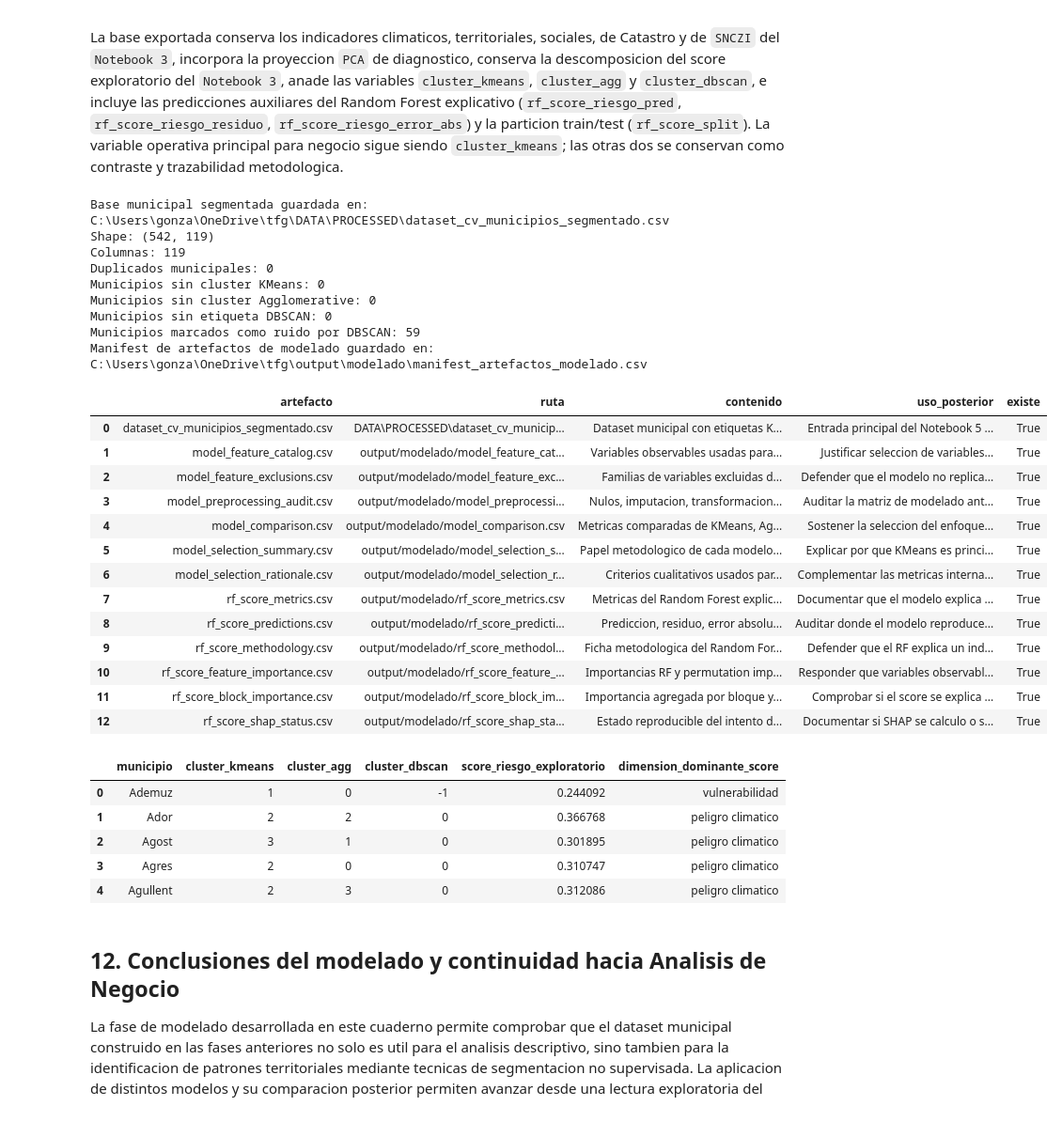
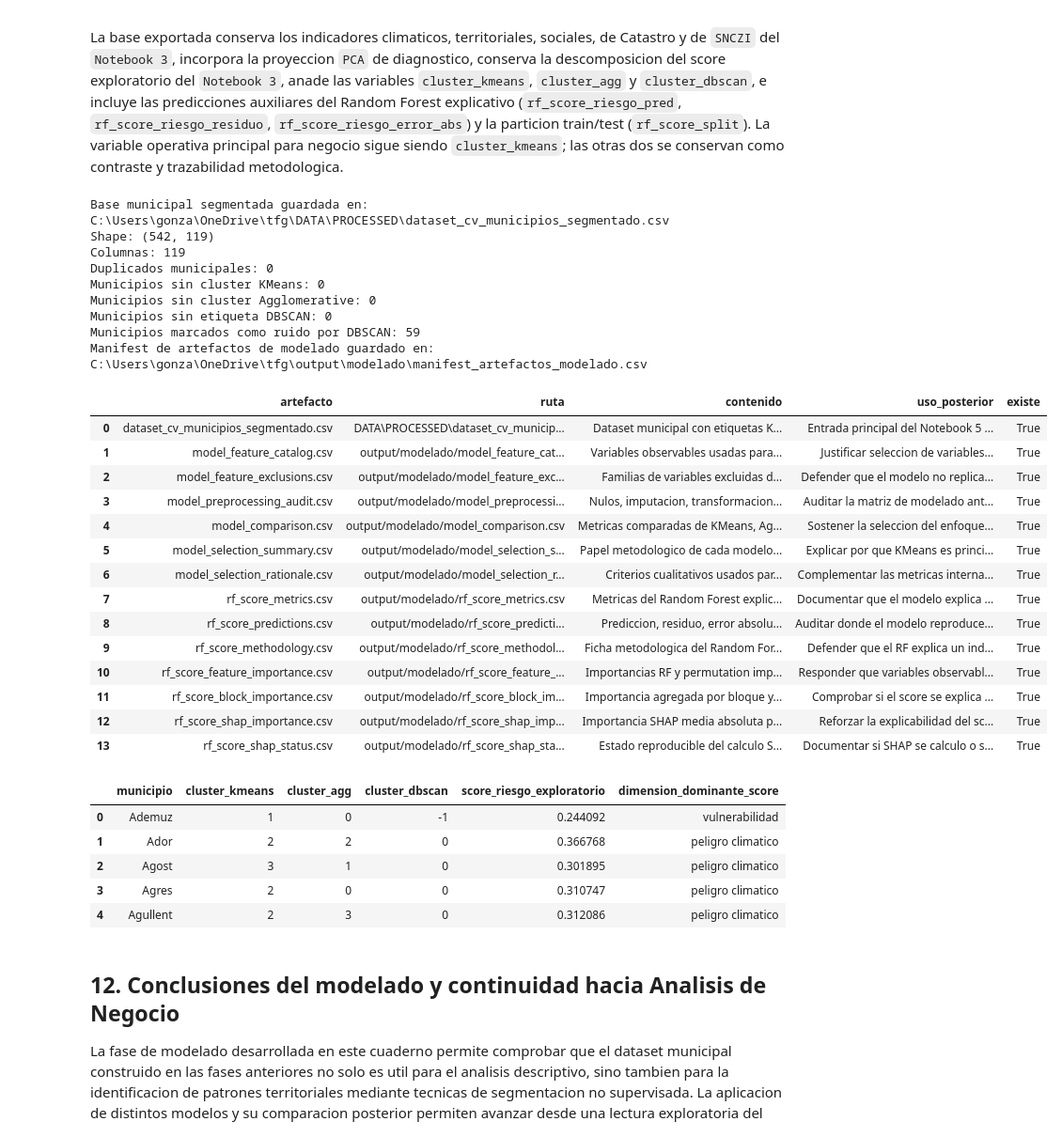
Before and after one commit to gonzalolarriba/modelo-geoespacial-riesgo-climatico, a Jupyter notebook: notebooks/notebook_4_modelado_segmentacion.ipynb, the cells around one changed output. Shown at 94% size. Drawn from its saved outputs; the diff is of its cells as text; code cells hidden in the pictures.

Commit message:
feat(modelado): añadir explicabilidad shap del score

```diff
--- a/notebooks/notebook_4_modelado_segmentacion.ipynb
+++ b/notebooks/notebook_4_modelado_segmentacion.ipynb
@@ -1807,9 +1823,15 @@ model_artifacts_manifest = pd.DataFrame(
             "uso_posterior": "Comprobar si el score se explica por peligro, vulnerabilidad, exposicion o contexto fisico.",
         },
         {
+            "artefacto": "rf_score_shap_importance.csv",
+            "ruta": "output/modelado/rf_score_shap_importance.csv",
+            "contenido": "Importancia SHAP media absoluta por variable del Random Forest explicativo, si la libreria esta disponible.",
+            "uso_posterior": "Reforzar la explicabilidad del score y comparar variables influyentes con permutation importance.",
+        },
+        {
             "artefacto": "rf_score_shap_status.csv",
             "ruta": "output/modelado/rf_score_shap_status.csv",
-            "contenido": "Estado reproducible del intento de calculo SHAP en el entorno local.",
+            "contenido": "Estado reproducible del calculo SHAP en el entorno local.",
             "uso_posterior": "Documentar si SHAP se calculo o si la explicabilidad se limita a permutation importance.",
         },
 
@@ -1820,34 +1842,35 @@ model_artifacts_manifest["existe"] = model_artifacts_manifest["ruta"].apply(lamb
 model_artifacts_manifest.to_csv(MODEL_OUT / "manifest_artefactos_modelado.csv", index=False)
 assert model_artifacts_manifest["existe"].all(), "El manifest de modelado contiene artefactos no generados."
 
 print("Manifest de artefactos de modelado guardado en:", MODEL_OUT / "manifest_artefactos_modelado.csv")
 display(model_artifacts_manifest)
 
 display(df_mun[["municipio", "cluster_kmeans", "cluster_agg", "cluster_dbscan", "score_riesgo_exploratorio", "dimension_dominante_score"]].head())
 # %% [output]
 Base municipal segmentada guardada en: C:\Users\gonza\OneDrive\tfg\DATA\PROCESSED\dataset_cv_municipios_segmentado.csv
 Shape: (542, 119)
 Columnas: 119
 Duplicados municipales: 0
 Municipios sin cluster KMeans: 0
 Municipios sin cluster Agglomerative: 0
 Municipios sin etiqueta DBSCAN: 0
 Municipios marcados como ruido por DBSCAN: 59
 Manifest de artefactos de modelado guardado en: C:\Users\gonza\OneDrive\tfg\output\modelado\manifest_artefactos_modelado.csv
 |  | artefacto | ruta | contenido | uso_posterior | existe |
 | 0 | dataset_cv_municipios_segmentado.csv | DATA\PROCESSED\dataset_cv_municip... | Dataset municipal con etiquetas K... | Entrada principal del Notebook 5 ... | True |
 | 1 | model_feature_catalog.csv | output/modelado/model_feature_cat... | Variables observables usadas para... | Justificar seleccion de variables... | True |
 | 2 | model_feature_exclusions.csv | output/modelado/model_feature_exc... | Familias de variables excluidas d... | Defender que el modelo no replica... | True |
 | 3 | model_preprocessing_audit.csv | output/modelado/model_preprocessi... | Nulos, imputacion, transformacion... | Auditar la matriz de modelado ant... | True |
 | 4 | model_comparison.csv | output/modelado/model_comparison.csv | Metricas comparadas de KMeans, Ag... | Sostener la seleccion del enfoque... | True |
 | 5 | model_selection_summary.csv | output/modelado/model_selection_s... | Papel metodologico de cada modelo... | Explicar por que KMeans es princi... | True |
 | 6 | model_selection_rationale.csv | output/modelado/model_selection_r... | Criterios cualitativos usados par... | Complementar las metricas interna... | True |
 | 7 | rf_score_metrics.csv | output/modelado/rf_score_metrics.csv | Metricas del Random Forest explic... | Documentar que el modelo explica ... | True |
 | 8 | rf_score_predictions.csv | output/modelado/rf_score_predicti... | Prediccion, residuo, error absolu... | Auditar donde el modelo reproduce... | True |
 | 9 | rf_score_methodology.csv | output/modelado/rf_score_methodol... | Ficha metodologica del Random For... | Defender que el RF explica un ind... | True |
 | 10 | rf_score_feature_importance.csv | output/modelado/rf_score_feature_... | Importancias RF y permutation imp... | Responder que variables observabl... | True |
 | 11 | rf_score_block_importance.csv | output/modelado/rf_score_block_im... | Importancia agregada por bloque y... | Comprobar si el score se explica ... | True |
-| 12 | rf_score_shap_status.csv | output/modelado/rf_score_shap_sta... | Estado reproducible del intento d... | Documentar si SHAP se calculo o s... | True |
+| 12 | rf_score_shap_importance.csv | output/modelado/rf_score_shap_imp... | Importancia SHAP media absoluta p... | Reforzar la explicabilidad del sc... | True |
+| 13 | rf_score_shap_status.csv | output/modelado/rf_score_shap_sta... | Estado reproducible del calculo S... | Documentar si SHAP se calculo o s... | True |
 |  | municipio | cluster_kmeans | cluster_agg | cluster_dbscan | score_riesgo_exploratorio | dimension_dominante_score |
 | 0 | Ademuz | 1 | 0 | -1 | 0.244092 | vulnerabilidad |
 | 1 | Ador | 2 | 2 | 0 | 0.366768 | peligro climatico |
```
Also changed, not shown: parts of 2 cells of this notebook, 2 other files.
